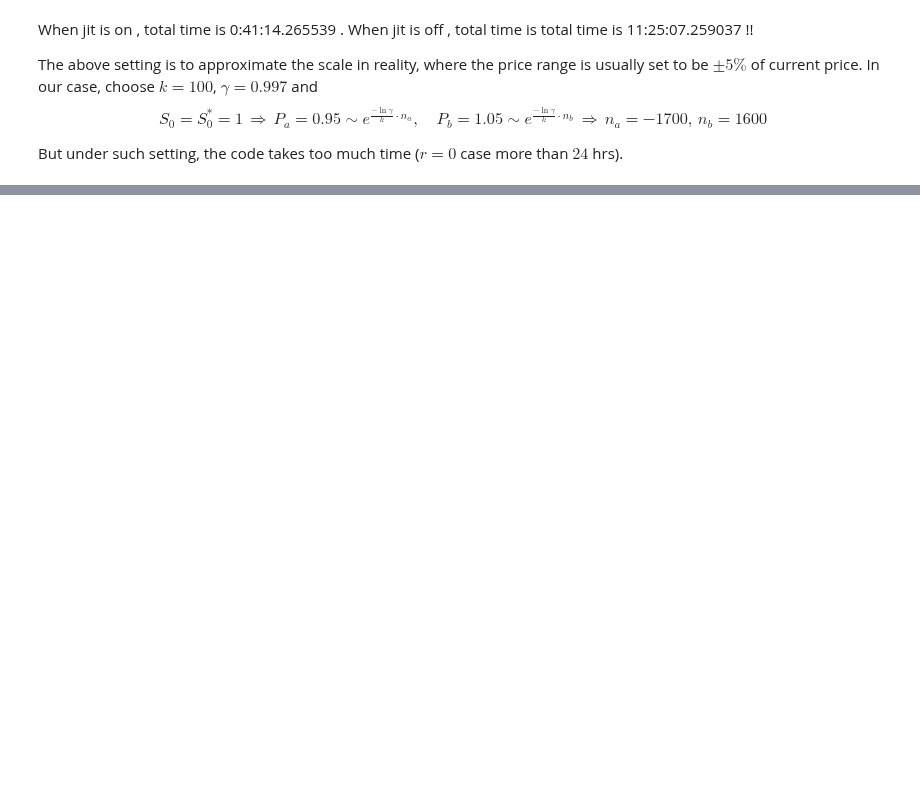
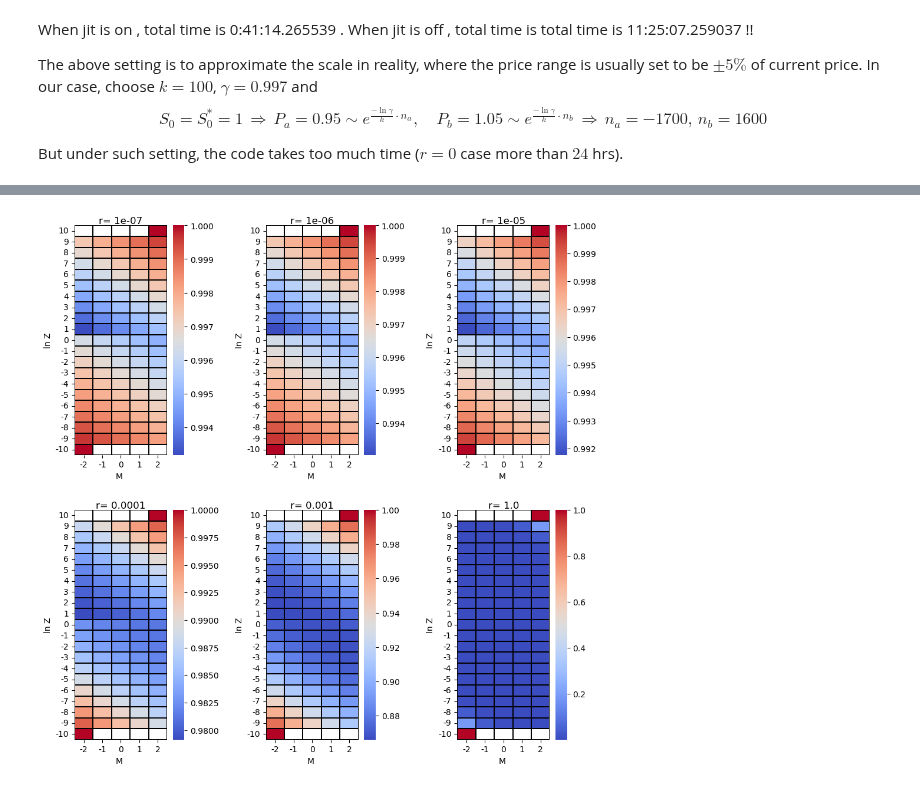
Before and after one commit to std92050/AMM, a Jupyter notebook: bellmanfix.ipynb, the cells around one changed output, grey strips where cells are left out. Saved outputs shown, nothing was run; the diff lists cells and outputs as text; code cells hidden in the pictures; blank space fills up the shorter version.

```diff
--- a/bellmanfix.ipynb
+++ b/bellmanfix.ipynb
@@ -805,0 +859,23 @@ config.DISABLE_JIT = False
+# %%
+def plot_rate_hm(k, ln_Pa, ln_Pb, ln_Pl, ln_Pu, L, gamma, p,normalized = True):
+    # different interest rates for each subplot
+    r_array = np.array([
+        10 ** (-7),
+        1e-6, 1e-5, 1e-4,
+        10 ** (-3),
+        1,
+    ])
+    N = ln_Pu - ln_Pl - 1
+    fig,ax = plt.subplots(2,3,figsize=(10, 10))
+    for i,r in enumerate(r_array):
+        # position of subplots in the 3by3 square
+        j_1 = int(i / 3)
+        j_2 = i % 3
+        price_boundary = np.arange(ln_Pl, ln_Pu + 1)
+        M_range = np.arange(-k, k + 1)
+        V_df = df_mp(k, ln_Pa, ln_Pb, ln_Pl, ln_Pu, L, r,gamma, p,normalized)
+        sns.heatmap(V_df, ax=ax[j_1, j_2],cmap='coolwarm',cbar=True,linewidth=0.01,linecolor='k')
+        ax[j_1, j_2].set_title(f"r= {r}", pad=0)
+        ax[j_1, j_2].set_xlabel("M ", fontdict={"size": 10})
+        ax[j_1, j_2].set_ylabel("ln Z", fontdict={"size": 10})
+    plt.tight_layout(pad=2.5)
@@ -805,0 +893,4 @@ config.DISABLE_JIT = False
+# %%
+plot_rate_hm(k=2, ln_Pa=0, ln_Pb=1, ln_Pl=-10, ln_Pu=10, L=1, gamma=0.997, p=0.5)
+# %% [output]
+[figure, added]
```
Also changed, not shown: parts of 34 cells of this notebook.
